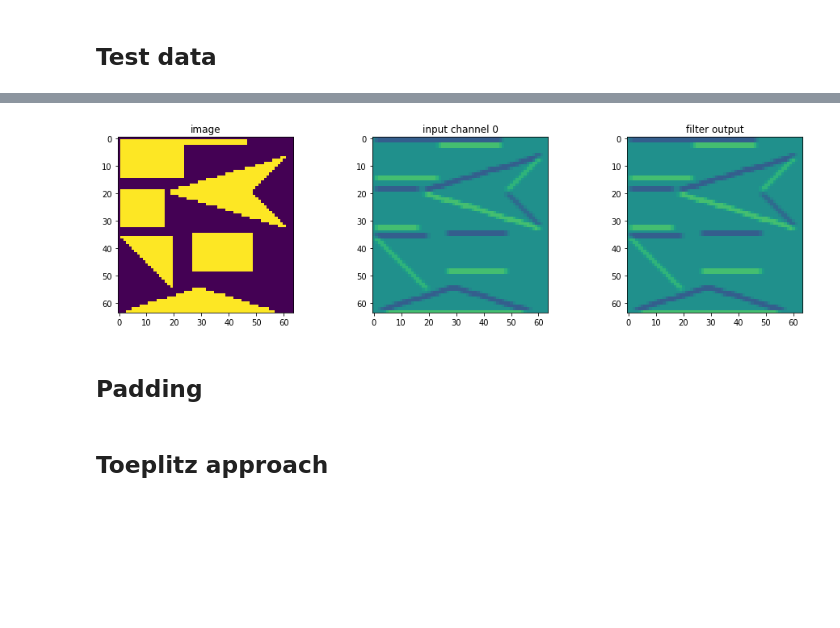
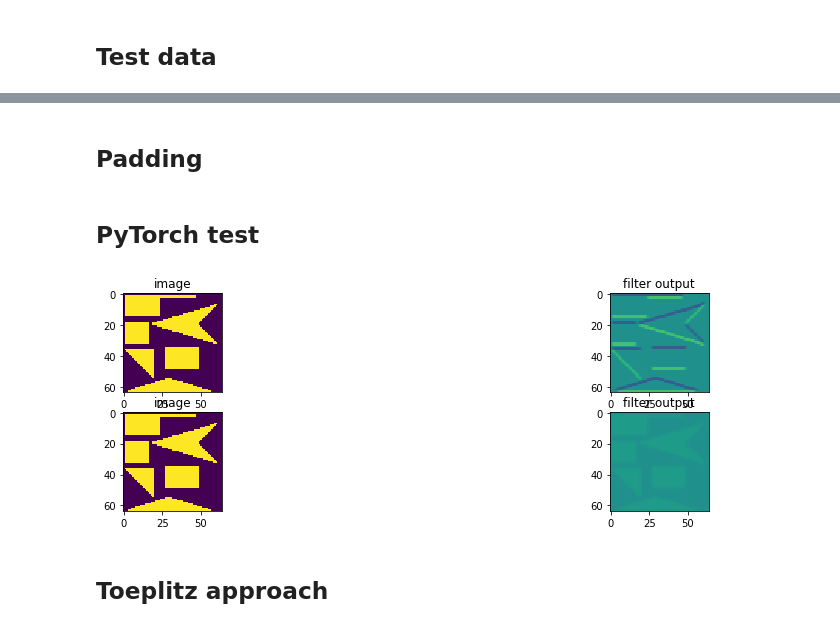
Before and after one commit to neworderofjamie/conv_test, a Jupyter notebook: toeplitz_sparse.ipynb, the cells around one changed output, grey strips where cells are left out. Drawn from its saved outputs; the diff is of its cells as text; code cells hidden in the pictures; blank space fills up the shorter version.

```diff
--- a/toeplitz_sparse.ipynb
+++ b/toeplitz_sparse.ipynb
@@ -9,7 +9,7 @@ from scipy.linalg import toeplitz
 # %%
 INPUT_SIZE = 64
 INPUT_CHANNELS = 1
-OUTPUT_CHANNELS = 1
+OUTPUT_CHANNELS = 2
 
 if INPUT_CHANNELS == 1:
     spike_indices = np.asarray([65,   66,   67,   68,   69,   70,   71,   72,   73,   74,   75,
@@ -465,15 +465,15 @@ elif INPUT_CHANNELS == 3:
         12260, 12261, 12262, 12263, 12264, 12265, 12266,], dtype=int)
 
     if OUTPUT_CHANNELS == 1:
-        filt = np.asarray([[[[1,   0, -1],
-                             [2,   0, -2],
-                             [1,   0, -1]],
-                            [[1,   2, 1],
-                             [0,   0, 0],
-                             [-1, -2, -1]],
-                            [[-1, -1, -1],
-                             [-1, 8,  -1],
-                             [-1, -1, -1]]]])
+        filt = np.asarray([[[[1.0,  0.0,  -1.0],
+                             [2.0,  0.0,  -2.0],
+                             [1.0,  0.0,  -1.0]],
+                            [[1.0,  2.0,  1.0],
+                             [0.0,  0.0,  0.0],
+                             [-1.0, -2.0, -1.0]],
+                            [[-1.0, -1.0, -1.0],
+                             [-1.0, 8.0,  -1.0],
+                             [-1.0, -1.0, -1.0]]]])
     elif OUTPUT_CHANNELS == 2:
         filt = np.asarray([[[[1,   0, -1],
                              [2,   0, -2],
@@ -502,33 +500,3 @@ else:
-# %%
-# Turn spike indices into image
-# **NOTE** image is RGB
-image = np.zeros(INPUT_SIZE * INPUT_SIZE * INPUT_CHANNELS)
-image[spike_indices] = 1
-image = np.reshape(image, (INPUT_SIZE, INPUT_SIZE, INPUT_CHANNELS))
-
-# Use OpenCV to calculate convolution
-# **NOTE** OpenCV does same padding
-opencv_result = [[cv2.filter2D(image[:,:,i], cv2.CV_64F, filt[o,i], borderType=cv2.BORDER_CONSTANT) for i in range(INPUT_CHANNELS)]
-                 for o in range(OUTPUT_CHANNELS)]
-
-# Sum across input channels
-sum_opencv_result = np.sum(opencv_result, axis=1)
-
-# Show results
-fig, axes = plt.subplots(OUTPUT_CHANNELS, 2 + INPUT_CHANNELS, figsize=(16,4))
-for o in range(OUTPUT_CHANNELS):
-    axes_row = axes[o] if OUTPUT_CHANNELS > 1 else axes
-    axes_row[0].set_title("image")
-    axes_row[0].imshow(image if INPUT_CHANNELS > 1 else image[:,:,0]);
-
-    for i in range(INPUT_CHANNELS):
-        axes_row[i + 1].set_title("input channel %u" % i)
-        axes_row[i + 1].imshow(opencv_result[o][i], vmin=-10, vmax=10, interpolation="none")
-
-    axes_row[-1].set_title("filter output")
-    axes_row[-1].imshow(sum_opencv_result[o], vmin=-10, vmax=10, interpolation="none")
-# %% [output]
-[figure, removed]
 # %% [markdown]
 ## Padding
 # %%
@@ -544,6 +512,35 @@ OUTPUT_SIZE = INPUT_SIZE
 # Valid padding
 #PAD = 0
 #OUTPUT_SIZE = INPUT_SIZE - KERNEL_SIZE + 1
+# %% [markdown]
+## PyTorch test
+# %%
+# Turn spike indices into image
+# **NOTE** image is RGB
+image = np.zeros(INPUT_SIZE * INPUT_SIZE * INPUT_CHANNELS)
+image[spike_indices] = 1
+image = np.reshape(image, (INPUT_SIZE, INPUT_SIZE, INPUT_CHANNELS))
+
+# Reshape image into format expected by torch
+image_torch = np.rollaxis(image, 2)
+image_torch = np.expand_dims(image_torch, axis=0)
+
+# Perform convolution
+output_torch = torch.nn.functional.conv2d(torch.tensor(image_torch), torch.tensor(filt), padding=PAD).numpy()
+assert output_torch.shape[2] == OUTPUT_SIZE
+assert output_torch.shape[3] == OUTPUT_SIZE
+
+# Show results
+fig, axes = plt.subplots(OUTPUT_CHANNELS, 2, figsize=(16,4))
+for o in range(OUTPUT_CHANNELS):
+    axes_row = axes[o] if OUTPUT_CHANNELS > 1 else axes
+    axes_row[0].set_title("image")
+    axes_row[0].imshow(image if INPUT_CHANNELS > 1 else image[:,:,0]);
+
+    axes_row[1].set_title("filter output")
+    axes_row[1].imshow(output_torch[0,o,:,:], vmin=-10, vmax=10, interpolation="none")
+# %% [output]
+[figure, added]
 # %% [markdown]
 ## Toeplitz approach
 # %%
```
Also changed, not shown: parts of 3 cells of this notebook.
